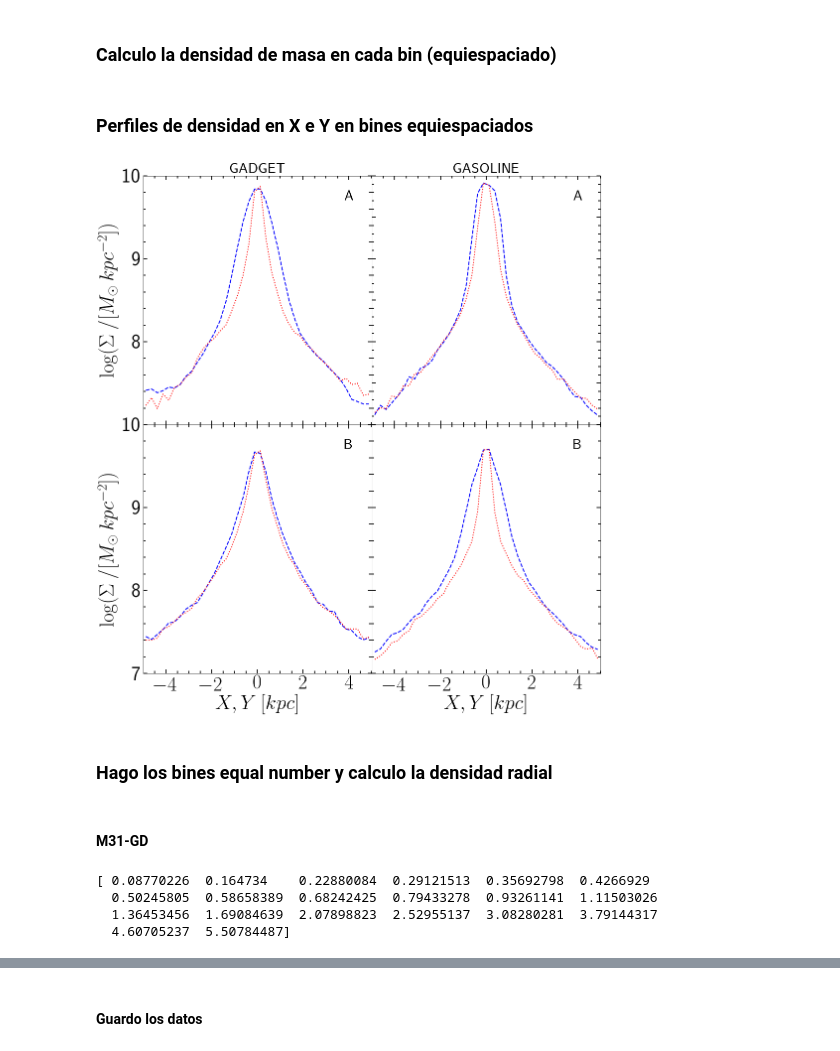
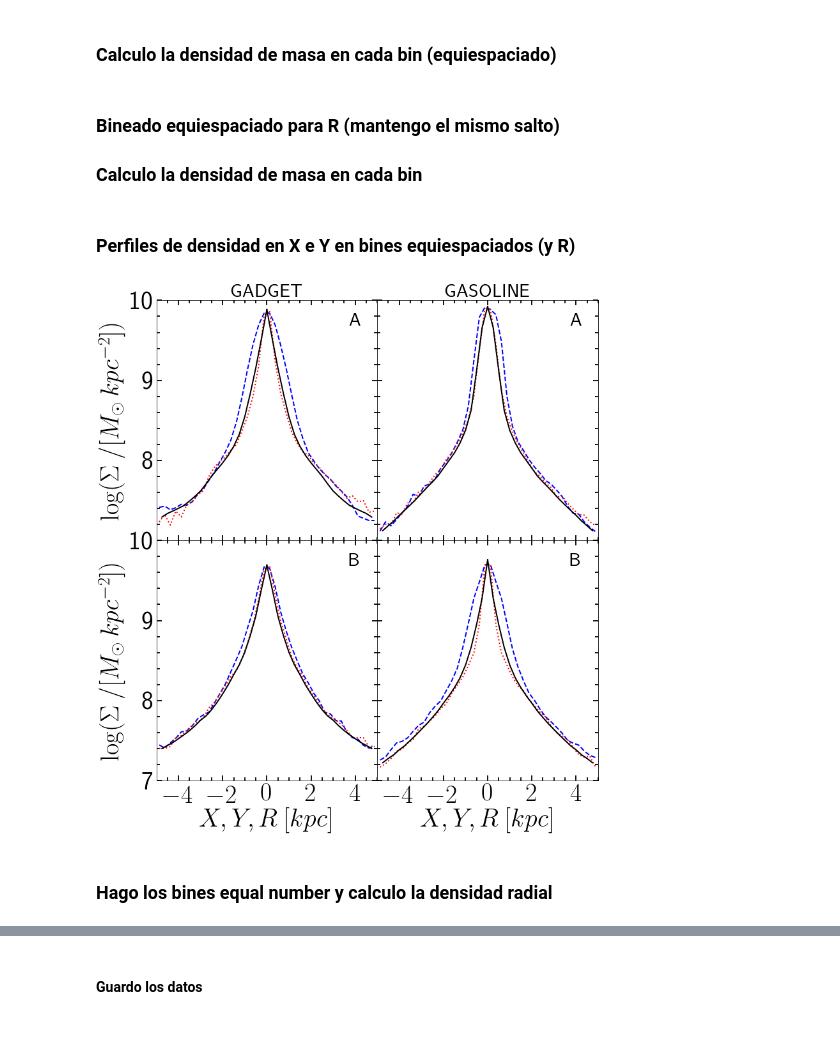
Before and after one commit to ornemarioni/Barras_GdGs, a Jupyter notebook: Barras_Gd/programs/perfiles_simulaciones.ipynb, the cells around one changed output, grey strips where cells are left out. Drawn from its saved outputs; the diff is of its cells as text; code cells hidden in the pictures.

Commit message:
modifique el bines2 para agregar los valores de los nodos. Hice los perfiles de densidad en bines equiespaciados e equal number, faltaria verlos en los bines de R

```diff
--- a/Barras_Gd/programs/perfiles_simulaciones.ipynb
+++ b/Barras_Gd/programs/perfiles_simulaciones.ipynb
@@ -323,8 +323,42 @@ for i in bine:
     masay_MWgs[k] = sum(m_MWgs[masky_MWgs])
 
     k += 1
+# %% [markdown]
+### Bineado equiespaciado para R (mantengo el mismo salto)
+### Calculo la densidad de masa en cada bin
+# %%
+salto = 0.25
+desde = 0
+hasta = 5
+
+bineR  = np.arange(desde, hasta, salto)
+
+areaR  = np.zeros(len(bineR))
+
+masaR_M31gd = np.zeros(len(bineR))
+masaR_MWgd  = np.zeros(len(bineR))
+masaR_M31gs = np.zeros(len(bineR))
+masaR_MWgs  = np.zeros(len(bineR))
+
+
+k =0
+for i in bineR:
+    maskR_M31gd,   = np.where((R_M31gd > i) & (R_M31gd < i+salto))
+    masaR_M31gd[k] = sum(m_M31gd[maskR_M31gd])
+
+    maskR_MWgd,   = np.where((R_MWgd > i) & (R_MWgd < i+salto))
+    masaR_MWgd[k] = sum(m_MWgd[maskR_MWgd])
+
+    maskR_M31gs,   = np.where((R_M31gs > i) & (R_M31gs < i+salto))
+    masaR_M31gs[k] = sum(m_M31gs[maskR_M31gs])
+
+    maskR_MWgs,   = np.where((R_MWgs > i) & (R_MWgs < i+salto))
+    masaR_MWgs[k] = sum(m_MWgs[maskR_MWgs])
+
+    areaR [k] = np.pi * ((i+salto)**2 - i**2)
+    k += 1
 # %% [markdown]
-### Perfiles de densidad en X e Y en bines equiespaciados
+### Perfiles de densidad en X e Y en bines equiespaciados (y R)
 # %%
 #-----grafico-----------
 # fig=plt.figure(1,figsize=(16,16))
@@ -337,7 +371,7 @@ import matplotlib.patches as patches
 from matplotlib.colors import LogNorm
 
 
-fig, ax = plt.subplots(nrows=2, ncols=2, figsize=(16, 16), sharex=True) #,sharey=True)#, sharex=True,
+fig, ax = plt.subplots(nrows=2, ncols=2, figsize=(12, 12), sharex=True) #,sharey=True)#, sharex=True,
 #                        gridspec_kw = {'height_ratios':[2,1,2,1]})
 fig.subplots_adjust(bottom=0.08, left =0.1, right = 0.90, top = 0.95, wspace=0, hspace= 0)
 
@@ -346,6 +380,8 @@ fig.subplots_adjust(bottom=0.08, left =0.1, right = 0.90, top = 0.95, wspace=0,
 # ax[0,0].plot(bines, np.log10(density_M31gd*1e10),'-', lw=2, color = 'k')
 ax[0,0].plot(abine, np.log10(masax_M31gd*1e10/area_bines),'--', lw=2, color = 'b')
 ax[0,0].plot(abine, np.log10(masay_M31gd*1e10/area_bines),':', lw=2, color = 'r')
+ax[0,0].plot(bineR, np.log10(masaR_M31gd*1e10/areaR),'-', lw=2, color = 'k')
+ax[0,0].plot(-bineR, np.log10(masaR_M31gd*1e10/areaR),'-', lw=2, color = 'k')
 # ax[0,0].plot(abine, np.log10(masax_M31gd*1e10/area_bines),'--', lw=2, color = 'b')
 # ax[0,0].plot(-abine[np.where(abine<0)][::-1], np.log10(masax_M31gd*1e10/area_bines)[np.where(abine<0)][::-1],':', lw=2, color = 'darkorange')
 # ax[0,0].plot(-abine[np.where(abine>0)][::-1], np.log10(masax_M31gd*1e10/area_bines)[np.where(abine>0)][::-1],':', lw=2, color = 'g')
@@ -369,6 +405,8 @@ ax[0,0].set_title('GADGET', loc='center', fontsize=30)
 # ax[0,1].plot(bines, np.log10(density_M31gs),'-', lw=2, color = 'k')
 ax[0,1].plot(abine, np.log10(masax_M31gs/area_bines),'--', lw=2, color = 'b')
 ax[0,1].plot(abine, np.log10(masay_M31gs/area_bines),':', lw=2, color = 'r')
+ax[0,1].plot(bineR, np.log10(masaR_M31gs/areaR),'-', lw=2, color = 'k')
+ax[0,1].plot(-bineR, np.log10(masaR_M31gs/areaR),'-', lw=2, color = 'k')
 # ax[0,1].plot(abine, np.log10(masax_M31gs/area_bines),'--', lw=2, color = 'b')
 # ax[0,1].plot(-abine[np.where(abine<0)][::-1], np.log10(masax_M31gs/area_bines)[np.where(abine<0)][::-1],':', lw=2, color = 'darkorange')
 # ax[0,1].plot(-abine[np.where(abine>0)][::-1], np.log10(masax_M31gs/area_bines)[np.where(abine>0)][::-1],':', lw=2, color = 'g')
@@ -390,6 +428,8 @@ ax[0,1].set_title('GASOLINE', loc='center', fontsize=30)
 # ax[1,0].plot(bines, np.log10(density_MWgd*1e10),'-', lw=2, color = 'k')
 ax[1,0].plot(abine, np.log10(masax_MWgd*1e10/area_bines),'--', lw=2, color = 'b')
 ax[1,0].plot(abine, np.log10(masay_MWgd*1e10/area_bines),':', lw=2, color = 'r')
+ax[1,0].plot(bineR, np.log10(masaR_MWgd*1e10/areaR),'-', lw=2, color = 'k')
+ax[1,0].plot(-bineR, np.log10(masaR_MWgd*1e10/areaR),'-', lw=2, color = 'k')
 # ax[1,0].plot(abine, np.log10(masax_MWgd*1e10/area_bines),'--', lw=2, color = 'b')
 # ax[1,0].plot(-abine[np.where(abine<0)][::-1], np.log10(masax_MWgd*1e10/area_bines)[np.where(abine<0)][::-1],':', lw=2, color = 'darkorange')
 # ax[1,0].plot(-abine[np.where(abine>0)][::-1], np.log10(masax_MWgd*1e10/area_bines)[np.where(abine>0)][::-1],':', lw=2, color = 'g')
@@ -398,7 +438,7 @@ ax[1,0].set_ylim(7,10)
 ax[1,0].set_yticks([7,8,9,10])
 ax[1,0].set_yticklabels([7,8,9,10])
 # ax[2,0].set_xticklabels([])
-ax[1,0].set_xlabel(r'$X, Y \:[kpc]$', fontsize=40)
+ax[1,0].set_xlabel(r'$X, Y, R \:[kpc]$', fontsize=40)
 ax[1,0].set_ylabel(r'$\log(\Sigma \: /[M_{\odot} \: kpc^{-2}])$',fontsize=40)
 # ax[1,0].set_yscale('log')
 ax[1,0].minorticks_on()
@@ -406,61 +446,36 @@ ax[1,0].tick_params( labelsize=40)
 ax[1,0].tick_params('both', length=5, width=1.8,which='minor', direction='in', right='on',top='on')
 ax[1,0].tick_params('both', length=8, width=1.8,which='major', direction='in', right='on',top='on')
 ax[1,0].text(4, 9.75,'B', fontsize=30, color='k', ha='center', va='center')
 
 #---------------------------------
 
 # ax4=fig.add_subplot(224)
 # ax[1,1].plot(bines, np.log10(density_MWgs),'-', lw=2, color = 'k')
 ax[1,1].plot(abine, np.log10(masax_MWgs/area_bines),'--', lw=2, color = 'b')
 ax[1,1].plot(abine, np.log10(masay_MWgs/area_bines),':', lw=2, color = 'r')
+ax[1,1].plot(bineR, np.log10(masaR_MWgs/areaR),'-', lw=2, color = 'k')
+ax[1,1].plot(-bineR, np.log10(masaR_MWgs/areaR),'-', lw=2, color = 'k')
 # ax[1,1].plot(abine, np.log10(masax_MWgs/area_bines),'--', lw=2, color = 'b')
 # ax[1,1].plot(-abine[np.where(abine<0)][::-1], np.log10(masax_MWgs/area_bines)[np.where(abine<0)][::-1],':', lw=2, color = 'darkorange')
 # ax[1,1].plot(-abine[np.where(abine>0)][::-1], np.log10(masax_MWgs/area_bines)[np.where(abine>0)][::-1],':', lw=2, color = 'g')
 # ax[2,1].set_xlim(-5,5)
 ax[1,1].set_ylim(7,10)
 ax[1,1].set_yticks([7,8,9,10])
 ax[1,1].set_yticklabels([7,8,9,10])
 ax[1,1].set_yticklabels([])
-ax[1,1].set_xlabel(r'$X, Y\:[kpc]$', fontsize=40)
+ax[1,1].set_xlabel(r'$X, Y, R\:[kpc]$', fontsize=40)
 ax[1,1].minorticks_on()
 ax[1,1].tick_params( labelsize=40)
 ax[1,1].tick_params('both', length=5, width=1.8,which='minor', direction='in', right='on',top='on')
 ax[1,1].tick_params('both', length=8, width=1.8,which='major', direction='in', right='on',top='on')
 ax[1,1].text(4, 9.75,'B', fontsize=30, color='k', ha='center', va='center')
 # ax[1,1].plot(0,0,'k+', markersize=20, color='k')
 
 
 # fig.savefig('/home/ornela/overleaf/13216980csjxswjndpmj/Barras.pdf', dpi = 100, xxbox_inches='tight')
 # fig.savefig('/home/omarioni/Barras_GdGs/Barras_Gd/_imagenes/perfiles.pdf', dpi = 100, xxbox_inches='tight')
 plt.show()
 # %% [output]
-[figure, old version]
+[figure, new version]
 # %% [markdown]
 ### Hago los bines equal number y calculo la densidad radial
-# %% [markdown]
-#### M31-GD
-# %%
-import bines2 as bines
-nbin = 20
-# bineR  = frange(0, hasta, salto)
-# abineR = frange(salto, hasta + salto, salto)
-bin_M31gd = bines.rbin1(R_M31gd[np.where(R_M31gd<6)], nbin)
-
-area_M31gd = np.zeros(nbin)
-
-masaR_M31gd = np.zeros(nbin)
-
-print bin_M31gd
-
-# k=0
-# for i in bin_M31gd:
-#     maskR_M31gd,   = np.where((R_M31gd > i) & (R_M31gd < i+))
-#     masaR_M31gd[k] = sum(m_M31gd[maskR_M31gd])
-
-#     area_M31gd[k] = np.pi * ((i+salto)**2 - i**2)
-#     k += 1
-# %% [output]
-[ 0.08770226  0.164734    0.22880084  0.29121513  0.35692798  0.4266929
-  0.50245805  0.58658389  0.68242425  0.79433278  0.93261141  1.11503026
-  1.36453456  1.69084639  2.07898823  2.52955137  3.08280281  3.79144317
-  4.60705237  5.50784487]
```
Also changed, not shown: parts of 11 cells of this notebook, 1 other file.
